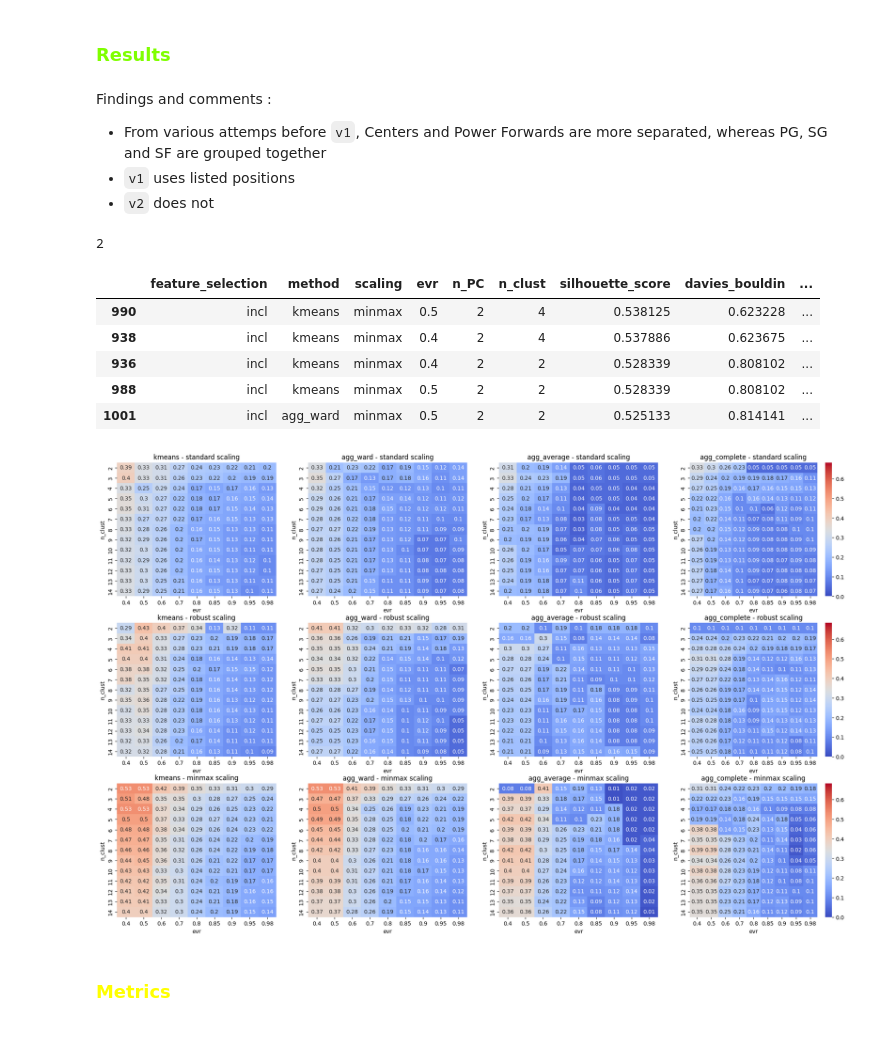
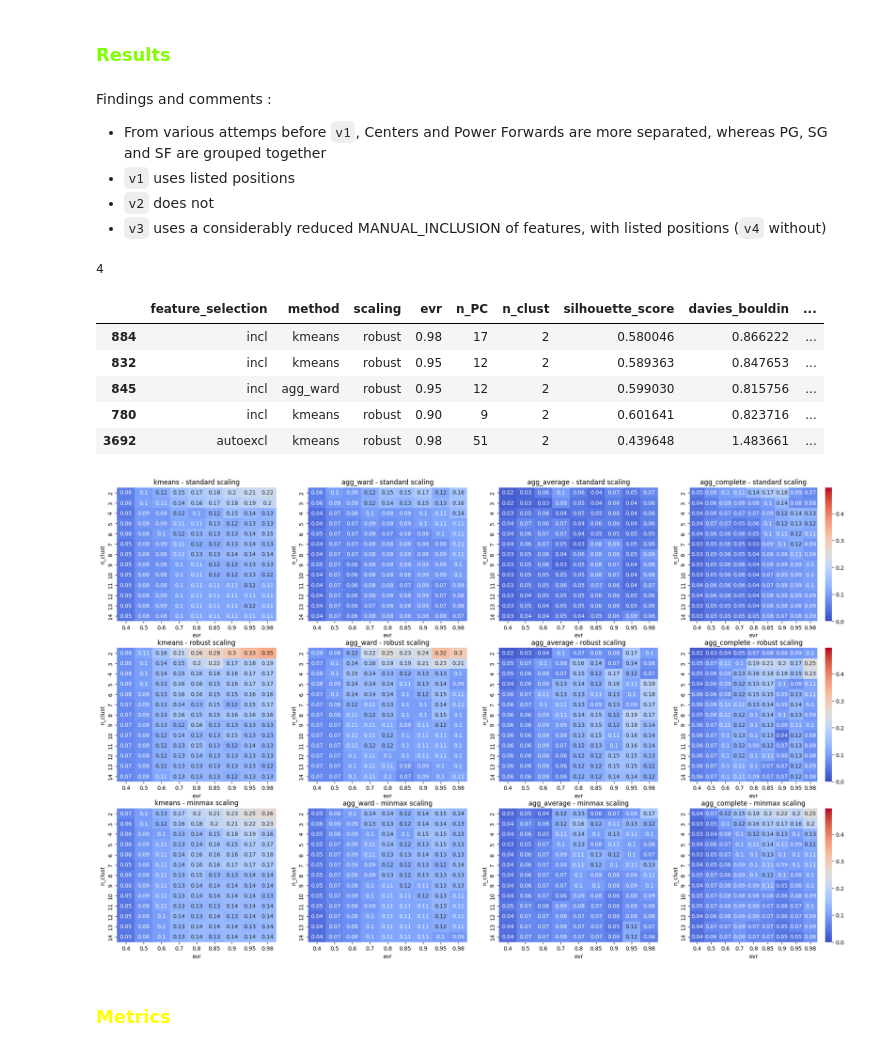
Before and after one commit to arnaud-odet/Roster_Building, a Jupyter notebook: notebooks/clustering.ipynb, the cells around one changed output. Saved outputs shown, nothing was run; the diff lists cells and outputs as text; code cells hidden in the pictures.

```diff
--- a/notebooks/clustering.ipynb
+++ b/notebooks/clustering.ipynb
@@ -248,26 +249,28 @@ Feature Selection : autoexcl
 * From various attemps before `v1`, Centers and Power Forwards are more separated, whereas PG, SG and SF are grouped together
 * `v1` uses listed positions
 * `v2` does not
+* `v3` uses a considerably reduced MANUAL_INCLUSION of features, with listed positions (`v4` without)
 # %%
-clusterer = Clusterer(alpha= 0.5)
+clusterer = Clusterer(alpha= 0.5, beta = 2)
 clusterer.last_version
 # %% [output]
-2
+4
 # %%
-cdf = clusterer.rdf.copy()
-display(cdf.sort_values(by = 'entropy_silhouette', ascending=False).head(5))
+# cdf = clusterer.rdf.copy()
+cdf = clusterer.load_results(3)
+display(cdf.sort_values(by = 'evr_e_w_silhouette', ascending=False).head(5))
 # %% [output]
 |  | feature_selection | method | scaling | evr | n_PC | n_clust | silhouette_score | davies_bouldin | ... |
-| 990 | incl | kmeans | minmax | 0.5 | 2 | 4 | 0.538125 | 0.623228 | ... |
-| 938 | incl | kmeans | minmax | 0.4 | 2 | 4 | 0.537886 | 0.623675 | ... |
-| 936 | incl | kmeans | minmax | 0.4 | 2 | 2 | 0.528339 | 0.808102 | ... |
-| 988 | incl | kmeans | minmax | 0.5 | 2 | 2 | 0.528339 | 0.808102 | ... |
-| 1001 | incl | agg_ward | minmax | 0.5 | 2 | 2 | 0.525133 | 0.814141 | ... |
+| 884 | incl | kmeans | robust | 0.98 | 17 | 2 | 0.580046 | 0.866222 | ... |
+| 832 | incl | kmeans | robust | 0.95 | 12 | 2 | 0.589363 | 0.847653 | ... |
+| 845 | incl | agg_ward | robust | 0.95 | 12 | 2 | 0.599030 | 0.815756 | ... |
+| 780 | incl | kmeans | robust | 0.90 | 9 | 2 | 0.601641 | 0.823716 | ... |
+| 3692 | autoexcl | kmeans | robust | 0.98 | 51 | 2 | 0.439648 | 1.483661 | ... |
 # %%
 scalings = cdf['scaling'].unique()
 methods = cdf['method'].unique()
 fs = 'incl'
-metric = 'entropy_silhouette'
+metric = 'evr_e_w_silhouette'
 heatmap_kw = {'cmap': 'coolwarm', 'vmin': max(cdf[metric].min()-0.15,0), 'vmax':cdf[metric].max()+0.15, 'annot': True}
 fig, axs = plt.subplots(len(scalings),len(methods),figsize = (6*len(methods),5* len(scalings)));
 for i, ax in enumerate(axs.flatten()) :
@@ -277,7 +280,7 @@ for i, ax in enumerate(axs.flatten()) :
                 ax = ax, **heatmap_kw, cbar = (i % len(methods)) == len(methods) -1);
     ax.set_title(f"{method} - {scaling} scaling");
 # %% [output]
-[figure, old version]
+[figure, new version]
 # %% [markdown]
 ### <span style = 'color:yellow'>Metrics
 # %% [markdown]
```
Also changed, not shown: parts of 7 cells of this notebook, 2 other files.
